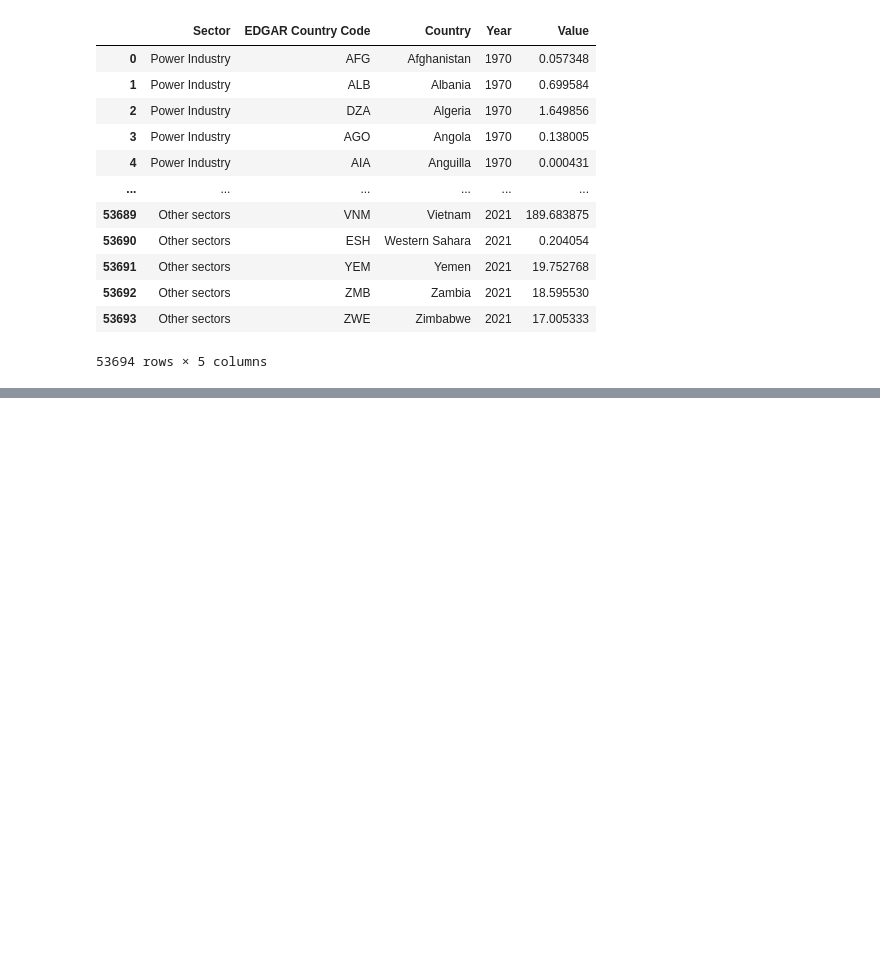
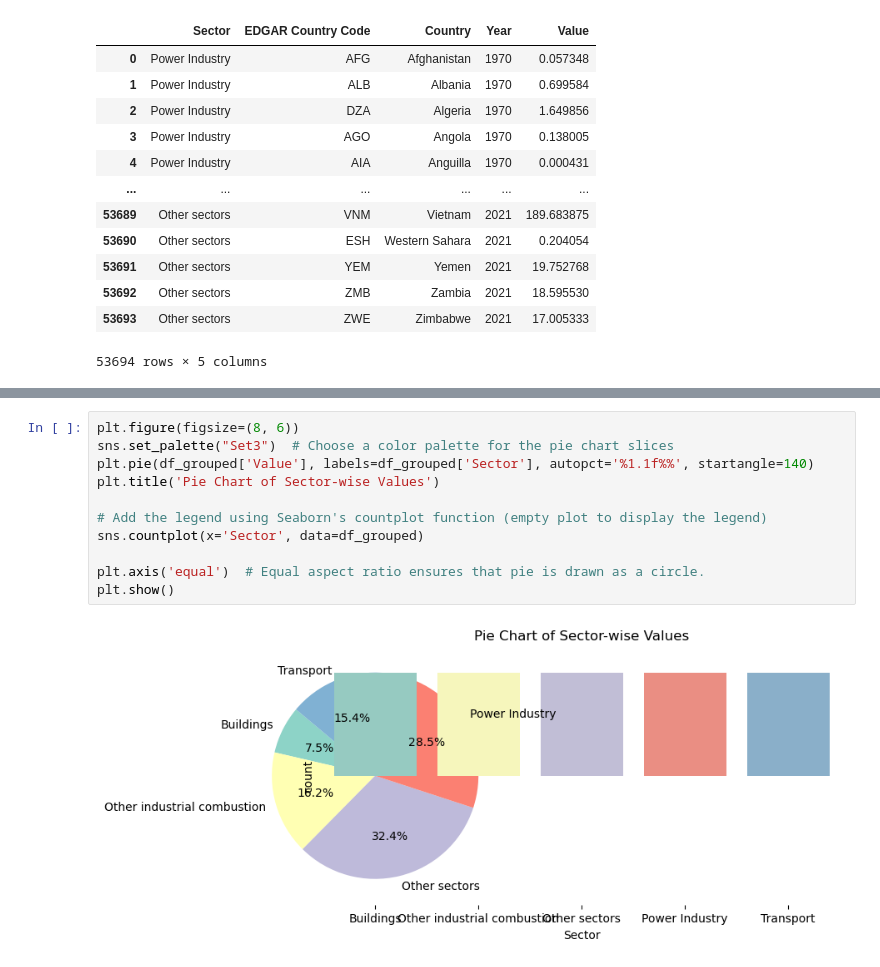
Before and after one commit to DiogoRibeiro7/Medium-Blog, a Jupyter notebook: clima_portugal/Untitled1.ipynb, the cells around one changed output, grey strips where cells are left out. Drawn from its saved outputs; the diff is of its cells as text; blank space fills up the shorter version.

```diff
--- a/clima_portugal/Untitled1.ipynb
+++ b/clima_portugal/Untitled1.ipynb
@@ -215,0 +250,13 @@ df_melted
+# %%
+plt.figure(figsize=(8, 6))
+sns.set_palette("Set3")  # Choose a color palette for the pie chart slices
+plt.pie(df_grouped['Value'], labels=df_grouped['Sector'], autopct='%1.1f%%', startangle=140)
+plt.title('Pie Chart of Sector-wise Values')
+
+# Add the legend using Seaborn's countplot function (empty plot to display the legend)
+sns.countplot(x='Sector', data=df_grouped)
+
+plt.axis('equal')  # Equal aspect ratio ensures that pie is drawn as a circle.
+plt.show()
+# %% [output]
+[figure, added]
```
Also changed, not shown: parts of 3 cells of this notebook, 1 other file.
